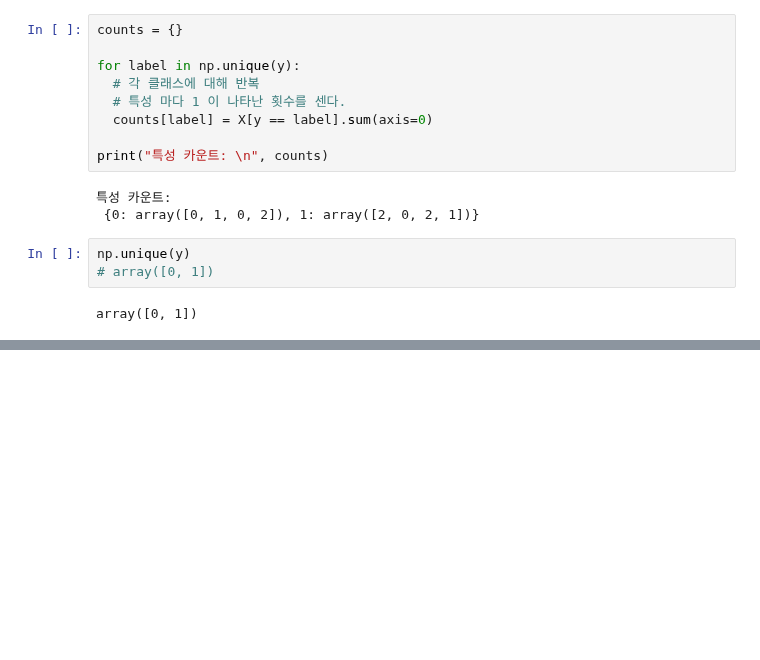
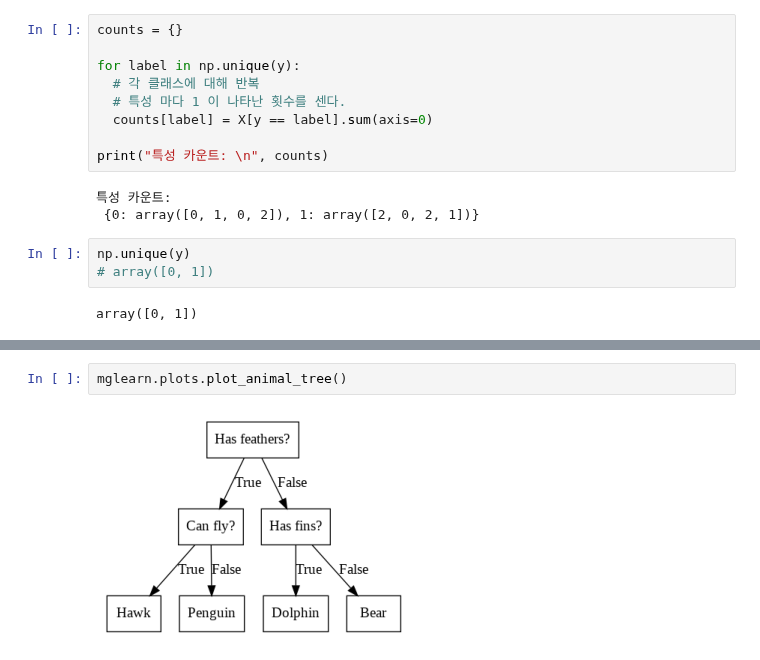
Before and after one commit to 201ssc/python_test1, a Jupyter notebook: python_ml_4.ipynb, the cells around one changed output, grey strips where cells are left out. Drawn from its saved outputs; the diff is of its cells as text; blank space fills up the shorter version.

```diff
--- a/python_ml_4.ipynb
+++ b/python_ml_4.ipynb
@@ -43,0 +85,4 @@ array([0, 1])
+# %%
+mglearn.plots.plot_animal_tree()
+# %% [output]
+[figure, added]
```
Also changed, not shown: parts of 11 cells of this notebook.
